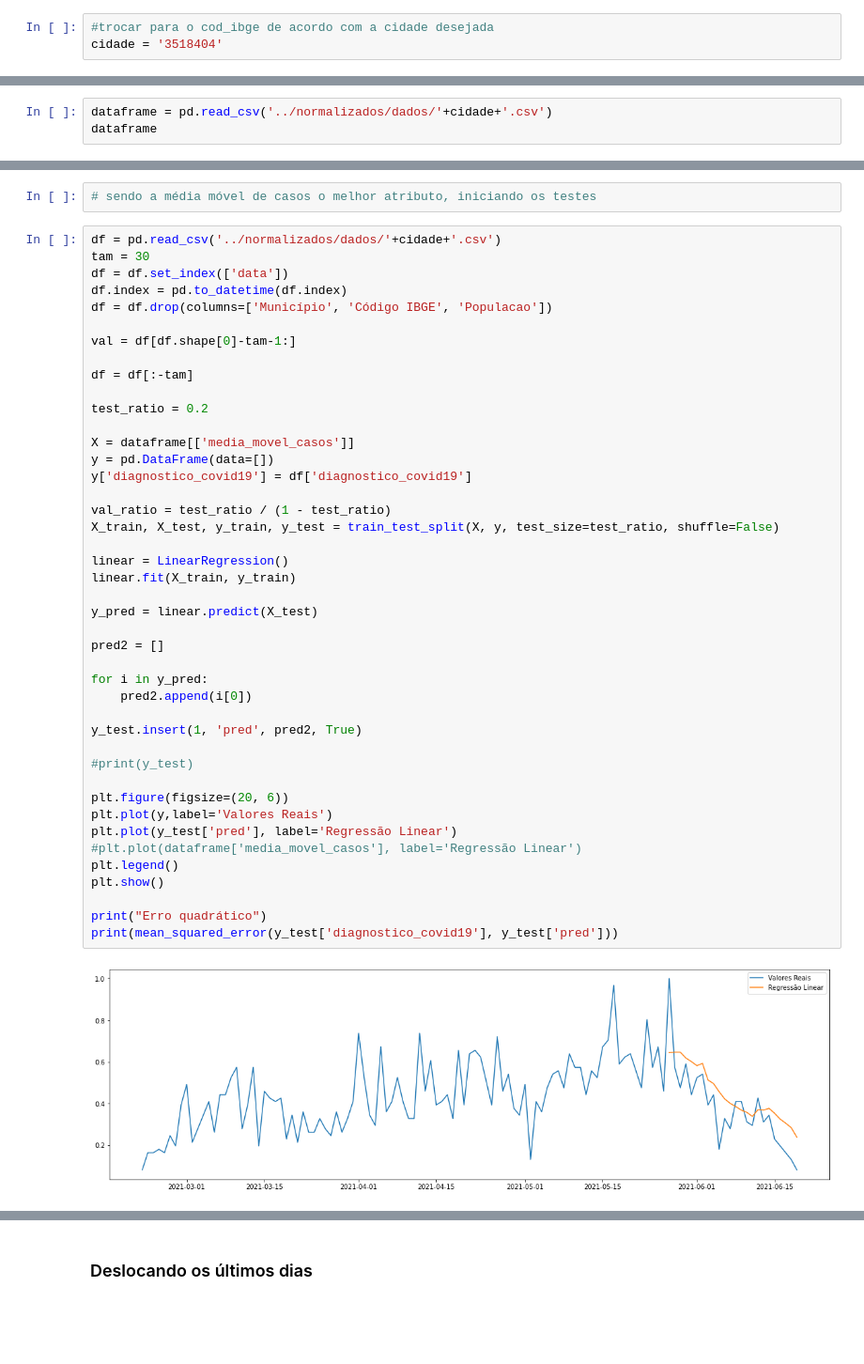
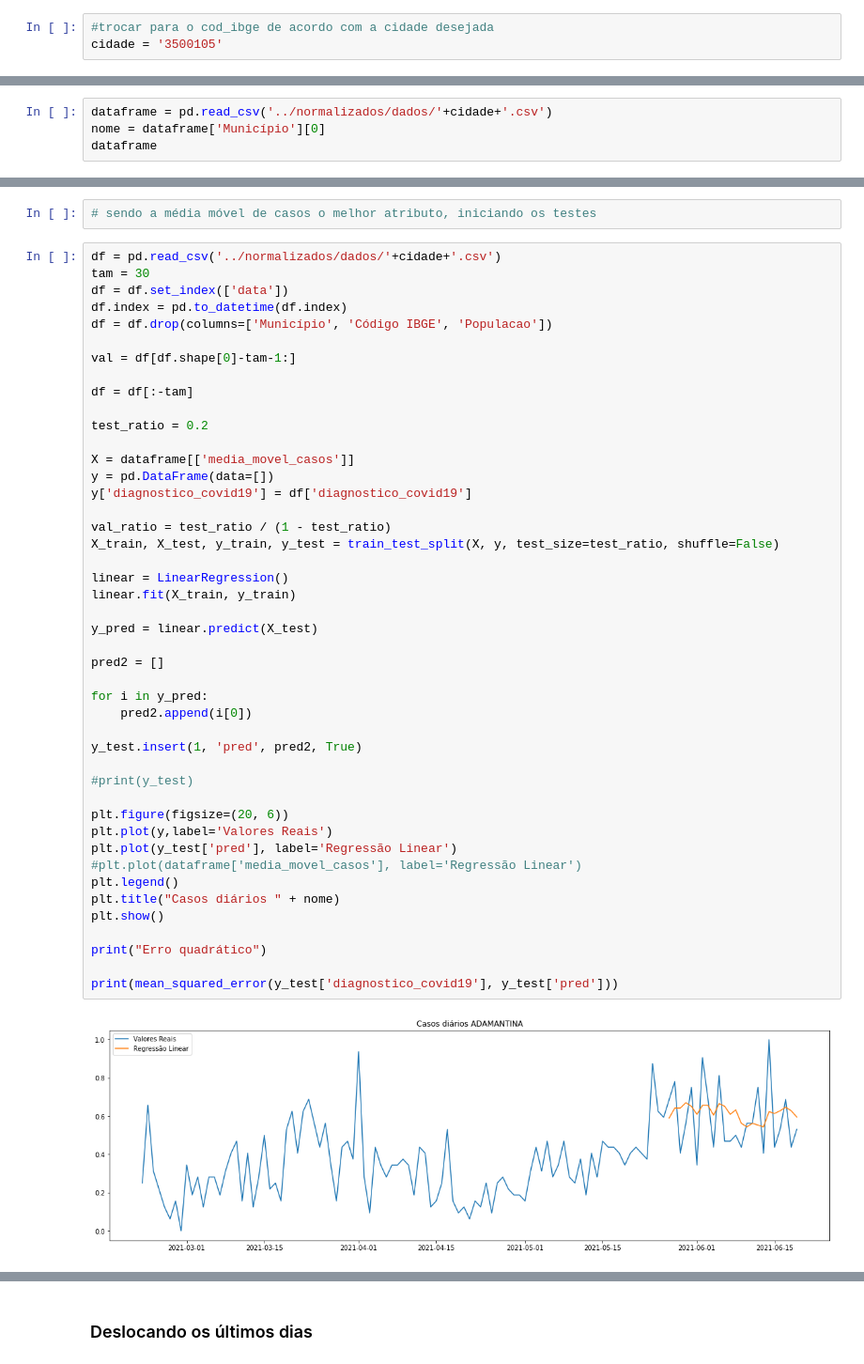
Before and after one commit to CamiloMaiaPires/ProjetoFinal_IA, a Jupyter notebook: Analise_modelos/Regressao.ipynb, the cells around one changed output, grey strips where cells are left out. Shown: that part at 94% size. Saved outputs shown, nothing was run; the diff lists cells and outputs as text; blank space fills up the shorter version.

```diff
--- a/Analise_modelos/Regressao.ipynb
+++ b/Analise_modelos/Regressao.ipynb
@@ -23,11 +23,12 @@ def daterange(start_date, end_date):
 ## Exemplo com Adamantina
 # %%
 #trocar para o cod_ibge de acordo com a cidade desejada
-cidade = '3518404'
+cidade = '3500105'
 # %% [markdown]
 ### Modelo para Casos
 # %%
 dataframe = pd.read_csv('../normalizados/dados/'+cidade+'.csv')
+nome = dataframe['Município'][0]
 dataframe
 # %% [output]
 |  | Unnamed: 0 | Município | Código IBGE | Populacao | Total 1ª Dose | Total 2ª Dose | Total Unica | ... |
@@ -122,32 +122,34 @@ X = dataframe[['media_movel_casos']]
 y = pd.DataFrame(data=[])
 y['diagnostico_covid19'] = df['diagnostico_covid19']
 
 val_ratio = test_ratio / (1 - test_ratio)
 X_train, X_test, y_train, y_test = train_test_split(X, y, test_size=test_ratio, shuffle=False)
 
 linear = LinearRegression()
 linear.fit(X_train, y_train)
 
 y_pred = linear.predict(X_test)
 
 pred2 = []
 
 for i in y_pred:
     pred2.append(i[0])
 
 y_test.insert(1, 'pred', pred2, True)
 
 #print(y_test)
 
 plt.figure(figsize=(20, 6))
 plt.plot(y,label='Valores Reais')
 plt.plot(y_test['pred'], label='Regressão Linear')
 #plt.plot(dataframe['media_movel_casos'], label='Regressão Linear')
 plt.legend()
+plt.title("Casos diários " + nome)
 plt.show()
 
 print("Erro quadrático")
+
 print(mean_squared_error(y_test['diagnostico_covid19'], y_test['pred']))
 # %% [output]
-[figure, old version]
+[figure, new version]
 Erro quadrático
```
Also changed, not shown: parts of 13 cells of this notebook.
